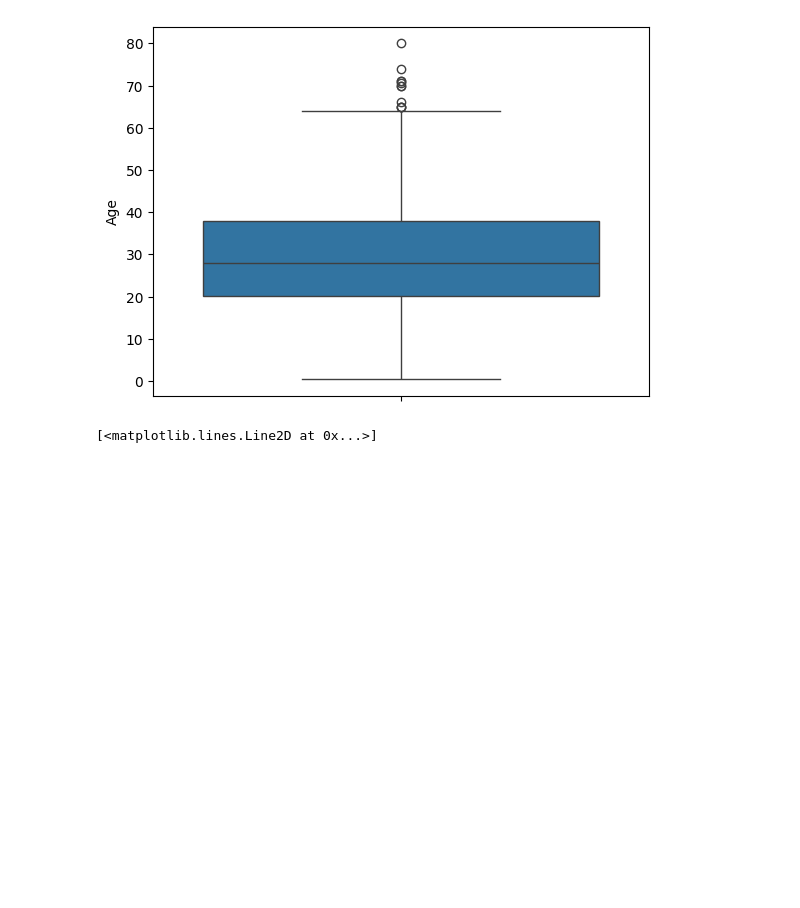
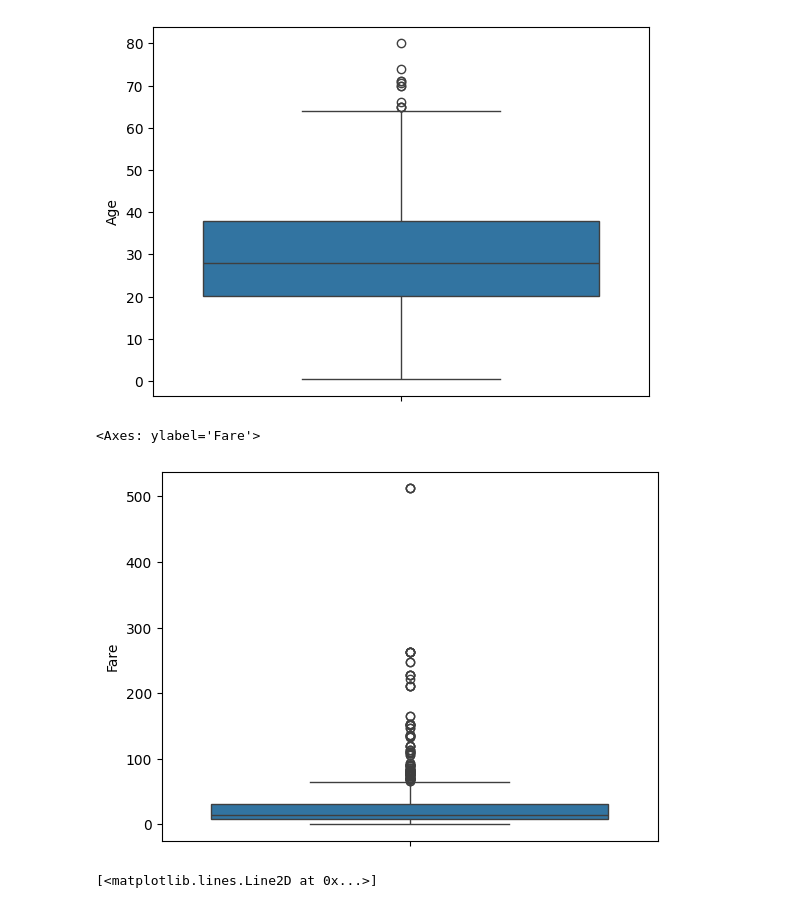
Before and after one commit to kevinmanjiladev/Machine-Learning-Projects, a Jupyter notebook: Decision_Tree/titanic.ipynb, the cells around one changed output. Cells and saved outputs as stored; diff of their text form; code cells hidden in the pictures; blank space fills up the shorter version.

```diff
--- a/Decision_Tree/titanic.ipynb
+++ b/Decision_Tree/titanic.ipynb
@@ -66,6 +66,11 @@ sns.boxplot(df['Age'])
 # %% [output]
 <Axes: ylabel='Age'>
 [figure]
+# %%
+sns.boxplot(df['Fare'])
+# %% [output]
+<Axes: ylabel='Fare'>
+[figure, added]
 # %%
 from scipy.stats import norm
 
```
Also changed, not shown: parts of 4 cells of this notebook, 37 other files.
